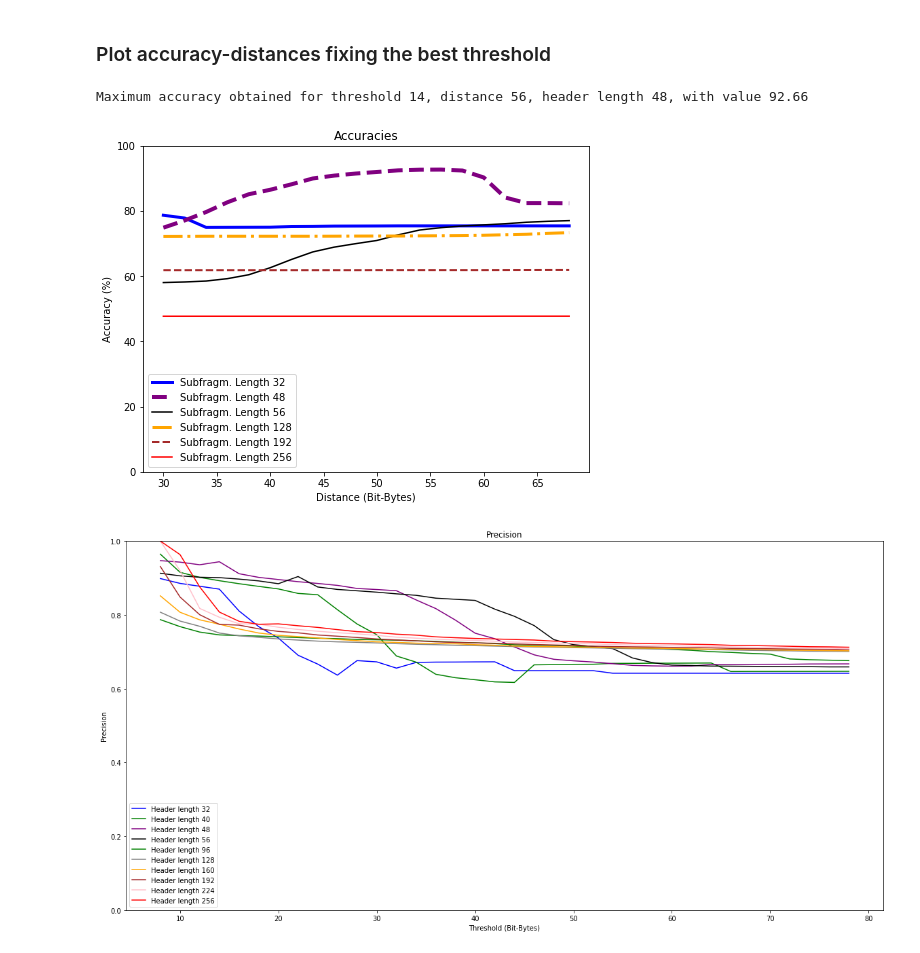
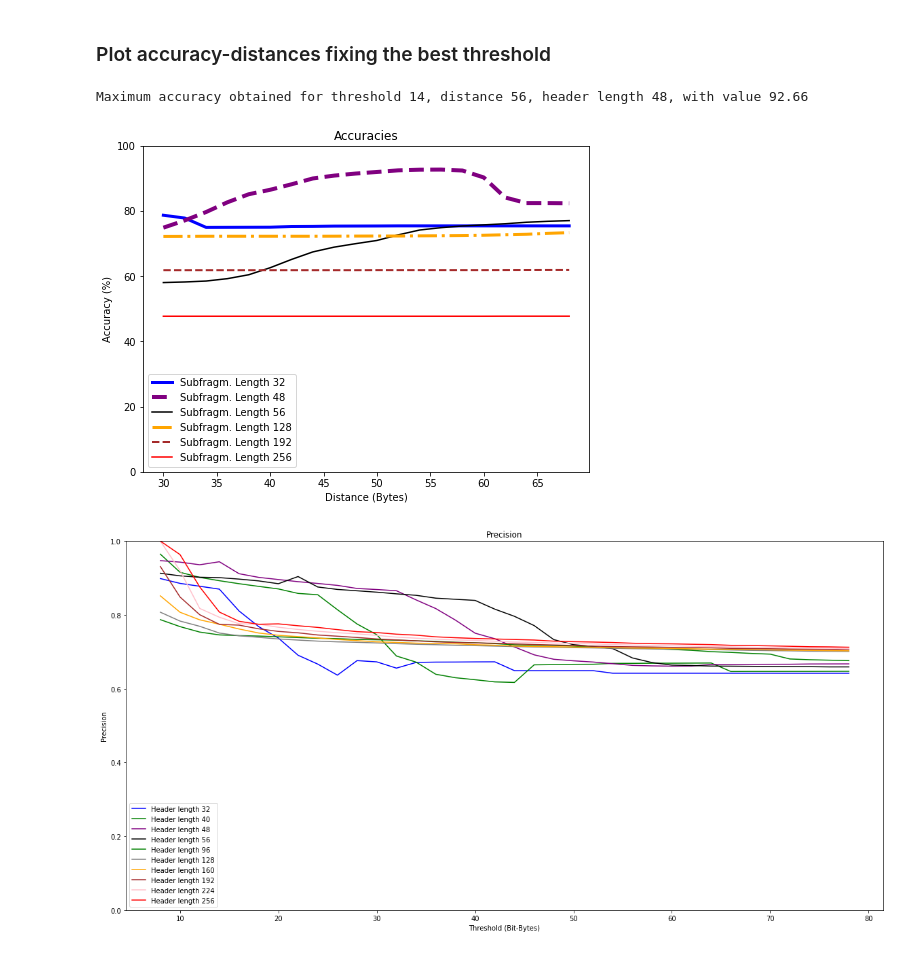
Before and after one commit to gomitolof/DAA-for-Ransomware-detection, a Jupyter notebook: models_mix/4F_mix_avg.ipynb, the cells around one changed output. Saved outputs shown, nothing was run; the diff lists cells and outputs as text; code cells hidden in the pictures.

```diff
--- a/models_mix/4F_mix_avg.ipynb
+++ b/models_mix/4F_mix_avg.ipynb
@@ -323,32 +323,32 @@ Maximum accuracy obtained for threshold 14, distance 56, header length 48, with
 # %%
 ind = np.unravel_index(np.argmax(acc_des, axis=None), acc_des.shape)
 t = ind[0]
 print("Maximum accuracy obtained for threshold %2d, distance %2d, header length %2d, with value %3.2f" % (thresholds[ind[0]], distances[ind[1]], 8*(ind[2]+1), acc_des[ind]))
 
 # Accuracy = (TP+TN)/(TP+TN+FP+FN)
 hl_dist = acc_des.transpose()
 
 # Plot of the accuracies obtained using different threshold and different header lengths
 plt.figure(figsize=(8,6))
 plt.title("Accuracies")
-plt.xlabel("Distance (Bit-Bytes)")
+plt.xlabel("Distance (Bytes)")
 plt.ylabel("Accuracy (%)")
 plt.plot(distances, hl_dist[3,:,t], color="blue",linewidth=3,linestyle='-', label="Subfragm. Length 32")
 #plt.plot(thresholds, hl_thresh[4][d], color="green", label="Length 40")
 plt.plot(distances, hl_dist[5,:,t], color="purple",linewidth=4,linestyle='--', label="Subfragm. Length 48")
 plt.plot(distances, hl_dist[6,:,t], color="black",linewidth=1.5,linestyle='-', label="Subfragm. Length 56")
 plt.plot(distances, hl_dist[15,:,t], color="orange",linewidth=3,linestyle='-.', label="Subfragm. Length 128")
 #plt.plot(thresholds, hl_thresh[19][d], color="orange", label="Fragm. length 160")
 plt.plot(distances, hl_dist[23,:,t], color="brown",linewidth=2,linestyle='--', label="Subfragm. Length 192")
 #plt.plot(thresholds, hl_thresh[27][d], color="pink", label="Fragm. length 224")
 plt.plot(distances, hl_dist[31,:,t], color="red",linewidth=1.5,linestyle='-', label="Subfragm. Length 256")
 plt.legend()
 plt.ylim([0, 100])
 plt.savefig('../Img/acc_4F_mix_dist.pdf')
 plt.show()
 # %% [output]
 Maximum accuracy obtained for threshold 14, distance 56, header length 48, with value 92.66
-[figure, old version]
+[figure, new version]
 # %%
 #Precision = TP/TP+FP
 
```
Also changed, not shown: 5 other files.
